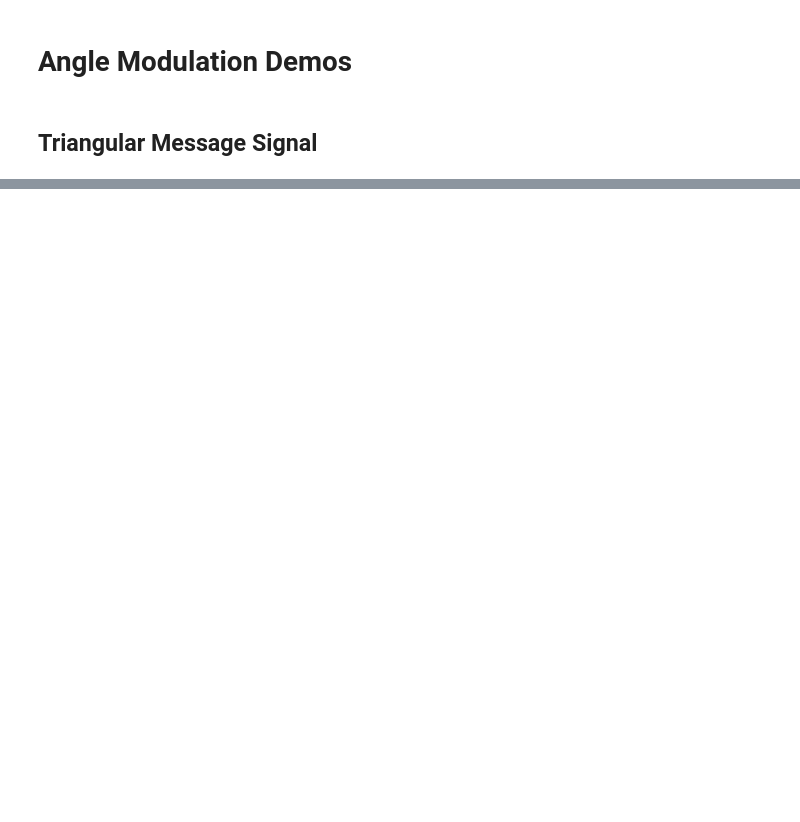
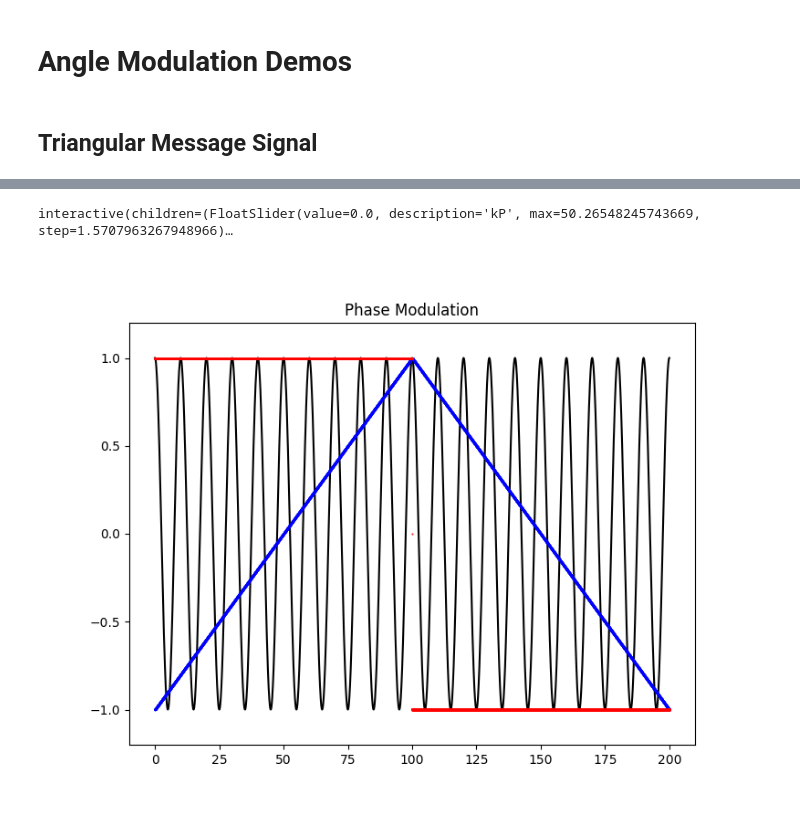
Before and after one commit to jmshea/comm, a Jupyter notebook: content/angle_mod.ipynb, the cells around one changed output, grey strips where cells are left out. Drawn from its saved outputs; the diff is of its cells as text; code cells hidden in the pictures; blank space fills up the shorter version.

Commit message:
Improve interactive drawing methodology significantly

```diff
--- a/content/angle_mod.ipynb
+++ b/content/angle_mod.ipynb
@@ -68,59 +55,51 @@ plt.plot(t*1e6,m);
 # %%
 # Triangle wave generation (scipy only seems to have sawtooth)
 def triangle_wave(t, amplitude, period):
     m = [-2*(np.abs(-(np.fmod(t[i]*(amplitude)/period, amplitude)-amplitude/2)))+amplitude/2 for i in range(len(t))]
     m = np.array(m)
     return m;
 
 def plot_example_0501(kP):
     tri_amplitude = 1
     tri_period = 2e-4
 
     max_time = 1*tri_period
     t_steps = 20000
     t = np.linspace(0,max_time,t_steps)
 
     m = triangle_wave(t, tri_amplitude, tri_period)
 
     # Using gradient may smooth this rather than a first order approximation
     m_dot = np.diff(m)/(max_time/t_steps)
 
+    theta_PM = wc*t + kP*m
+    sP = A * np.cos(theta_PM)
 
+    pm_mod.set_ydata(sP)
+    fig.canvas.draw()
 
-    # Convert carrier frequency to radians/sec
-    wc = 1e5 * 2*np.pi
+# Fixed parameters
+A = 1
+# Convert carrier frequency to radians/sec
+wc = 1e5 * 2*np.pi
 
+sP = A * np.cos(theta_PM)
 
-
-    temp_wct = wc*t
-    temp_tpm = kP*m
-    temp_tpf = kF*np.cumsum(m)
-
-    theta_PM = wc*t + kP*m
-    theta_FM = wc*t + kF*np.cumsum(m)
-
-    A = 1
-    sP = A * np.cos(theta_PM)
-    sF = A * np.cos(theta_FM)
-
-    # figsize = (width, height)
-    fig = plt.figure(figsize=(20,8))
-    ax1 = fig.add_subplot(1,1,1)
-
-    ax1.plot(1e6*t, sP, '-k')
-    ax1.plot(1e6*t[0:len(m)], m*(np.max(sF)/np.max(m)), '.b', markersize=1)
-    ax1.plot(1e6*t[0:len(m_dot)], m_dot*(np.max(sP)/np.max(m_dot)), '.r', markersize=1)
-    ax1.set_ylim((-1.2*np.max(sP), 1.2*np.max(sP)))
-    ax1.set_title("Phase Modulation");
-    plt.show()
-
-
-
+fig = plt.figure(figsize=(8 ,6))
+ax1 = fig.add_subplot(1,1,1)
+pm_mod = ax1.plot(1e6*t, sP, '-k')[0]
+ax1.plot(1e6*t[0:len(m)], m*(np.max(sF)/np.max(m)), '.b', markersize=1)
+ax1.plot(1e6*t[0:len(m_dot)], m_dot*(np.max(sP)/np.max(m_dot)), '.r', markersize=1)
+ax1.set_ylim((-1.2*np.max(sP), 1.2*np.max(sP)))
+ax1.set_title("Phase Modulation");
 
 interact(
     plot_example_0501,
     kP = widgets.FloatSlider(min=0,max=16*np.pi, step=np.pi/2, value=0),
 );
+# %% [output]
+interactive(children=(FloatSlider(value=0.0, description='kP', max=50.26548245743669, step=1.5707963267948966)…
+[figure, added]
 # %%
 
 
```
Also changed, not shown: parts of 5 cells of this notebook.
